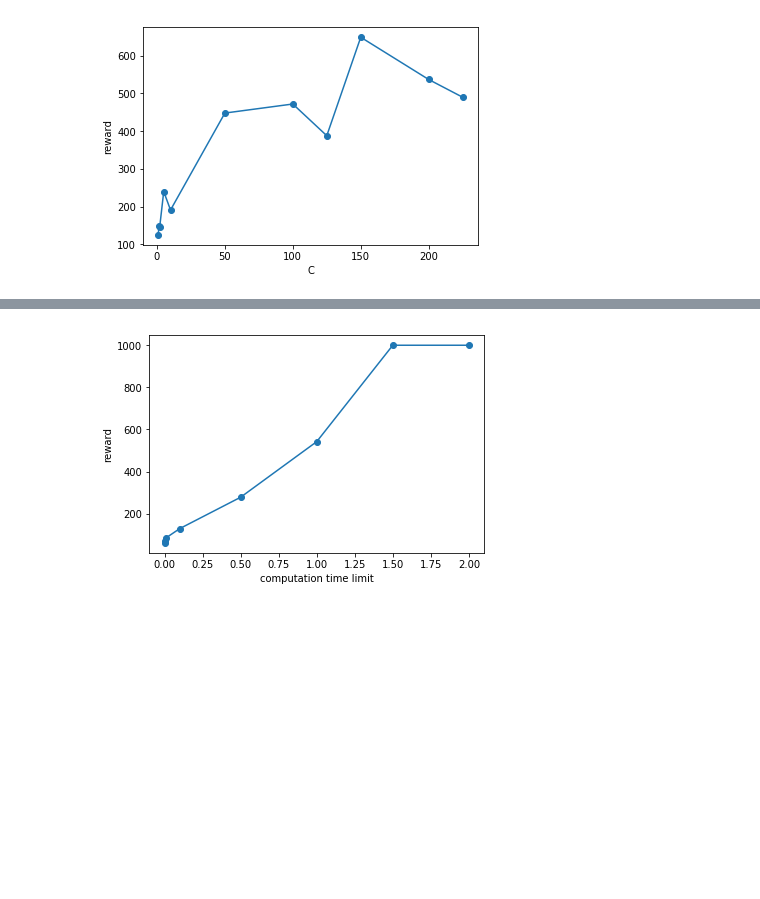
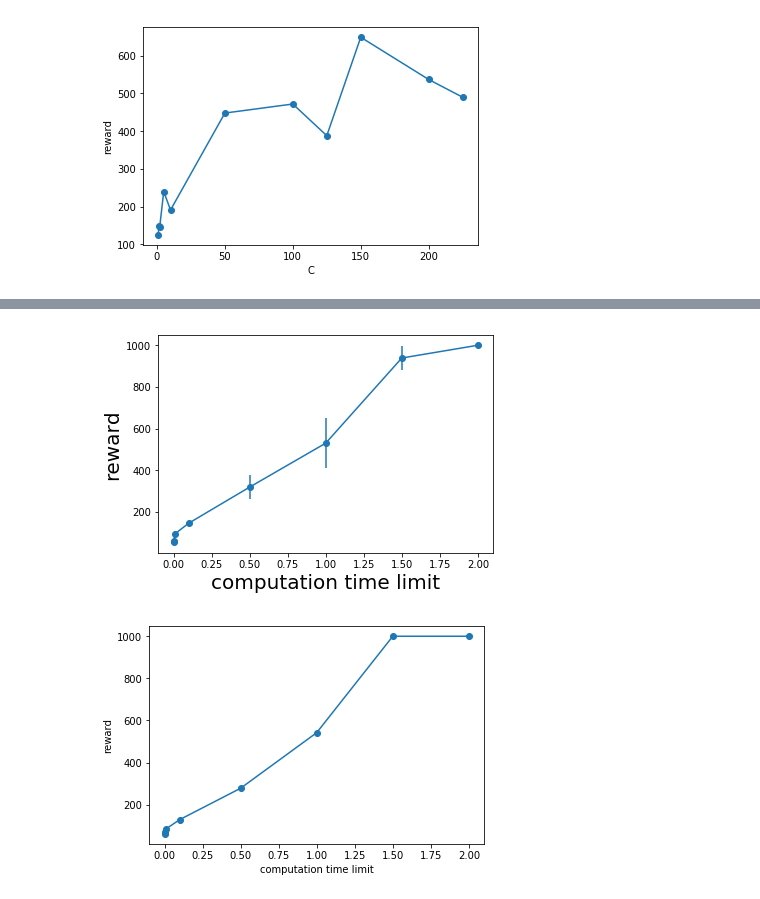
Before and after one commit to pamop/pomdp-teaching, a Jupyter notebook: tamagotchi-mcts.ipynb, the cells around one changed output, grey strips where cells are left out. Cells and saved outputs as stored; diff of their text form; code cells hidden in the pictures; blank space fills up the shorter version.

```diff
--- a/tamagotchi-mcts.ipynb
+++ b/tamagotchi-mcts.ipynb
@@ -646,3 +675,19 @@ KeyboardInterrupt:
+# %%
+rwds = [[57,53,101,152,397,685,988,1000],
+  [69,57,111,138,335,539,860,1000],
+  [49,53,91,149,238,547,1000,1000],
+  [78,57,81,148,309,351,907,1000]]
+# plot means + stds
+rwd_np = np.array(rwds)
+rwd_means = np.mean(rwd_np,axis=0)
+rwd_stds = np.std(rwd_np,axis=0)
+# plt.plot(times,rwd_means,'o-')
+plt.errorbar(times,rwd_means, yerr=rwd_stds,fmt='o-')
+plt.xlabel("computation time limit",fontsize = 20)
+plt.ylabel("reward",fontsize = 20)
+plt.show()
+# %% [output]
+[figure, added]
 # %%
 times = [0.0001,0.001,0.01,0.1,0.5,1.,1.5,2.0]
 cashtmoney = [i for (i,a) in storetrewards]
```
Also changed, not shown: parts of 4 cells of this notebook, 12 other files.
